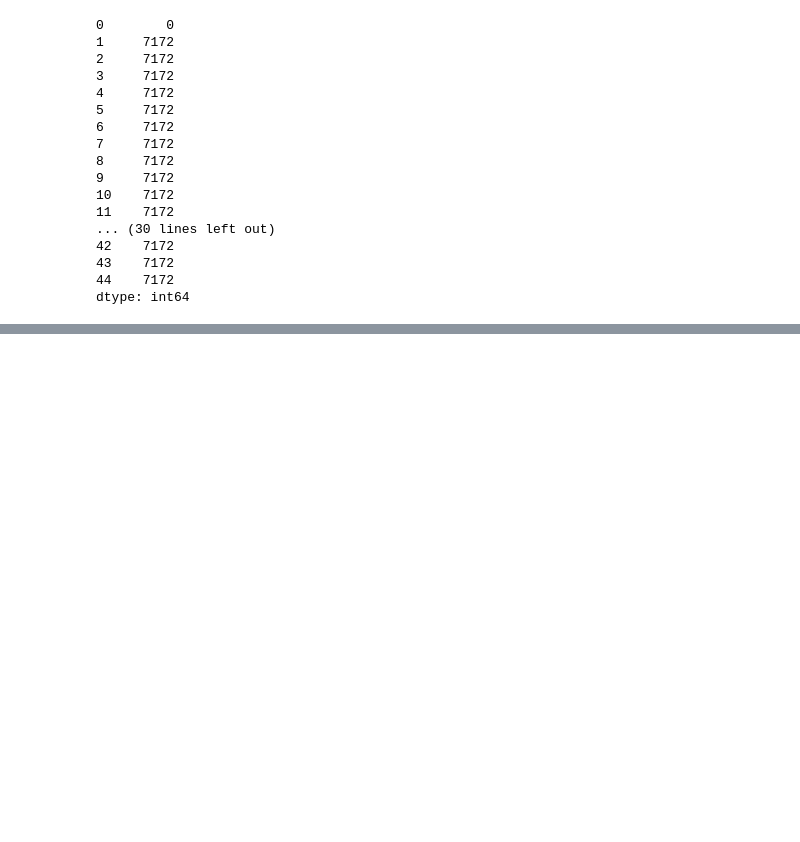
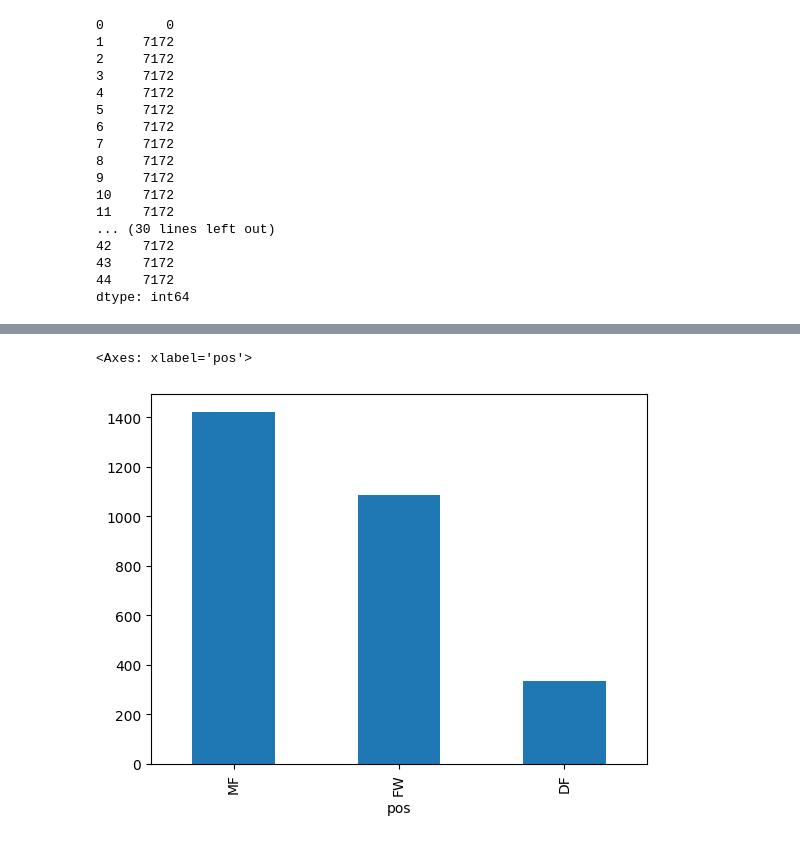
Before and after one commit to RiasMommy/Statapp, a Jupyter notebook: notebook/exploration.ipynb, the cells around one changed output, grey strips where cells are left out. Drawn from its saved outputs; the diff is of its cells as text; code cells hidden in the pictures; blank space fills up the shorter version.

```diff
--- a/notebook/exploration.ipynb
+++ b/notebook/exploration.ipynb
@@ -162,0 +173,5 @@ df.head(10)
+# %%
+df["pos"].value_counts().plot(kind="bar")
+# %% [output]
+<Axes: xlabel='pos'>
+[figure, added]
```
Also changed, not shown: parts of 5 cells of this notebook, 1 other file.
